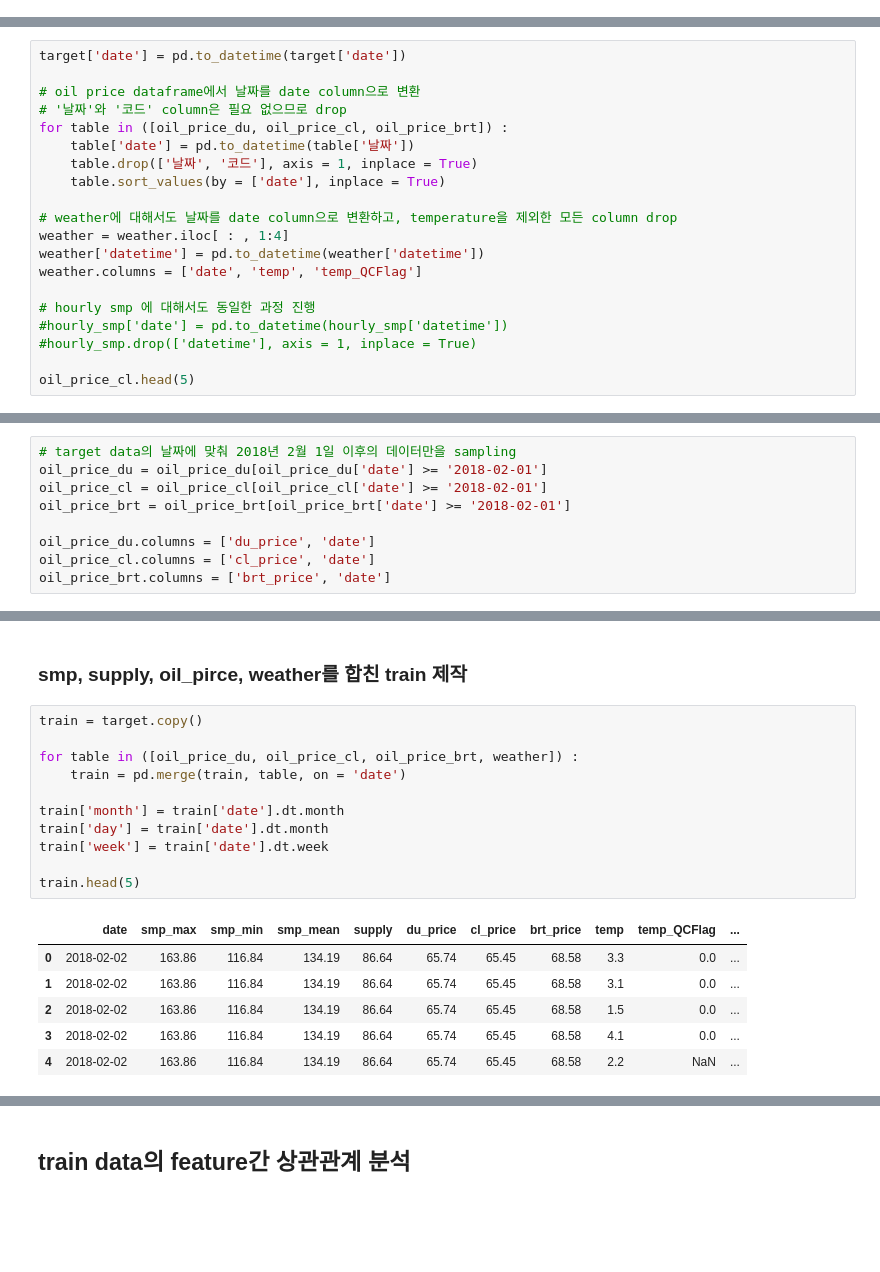
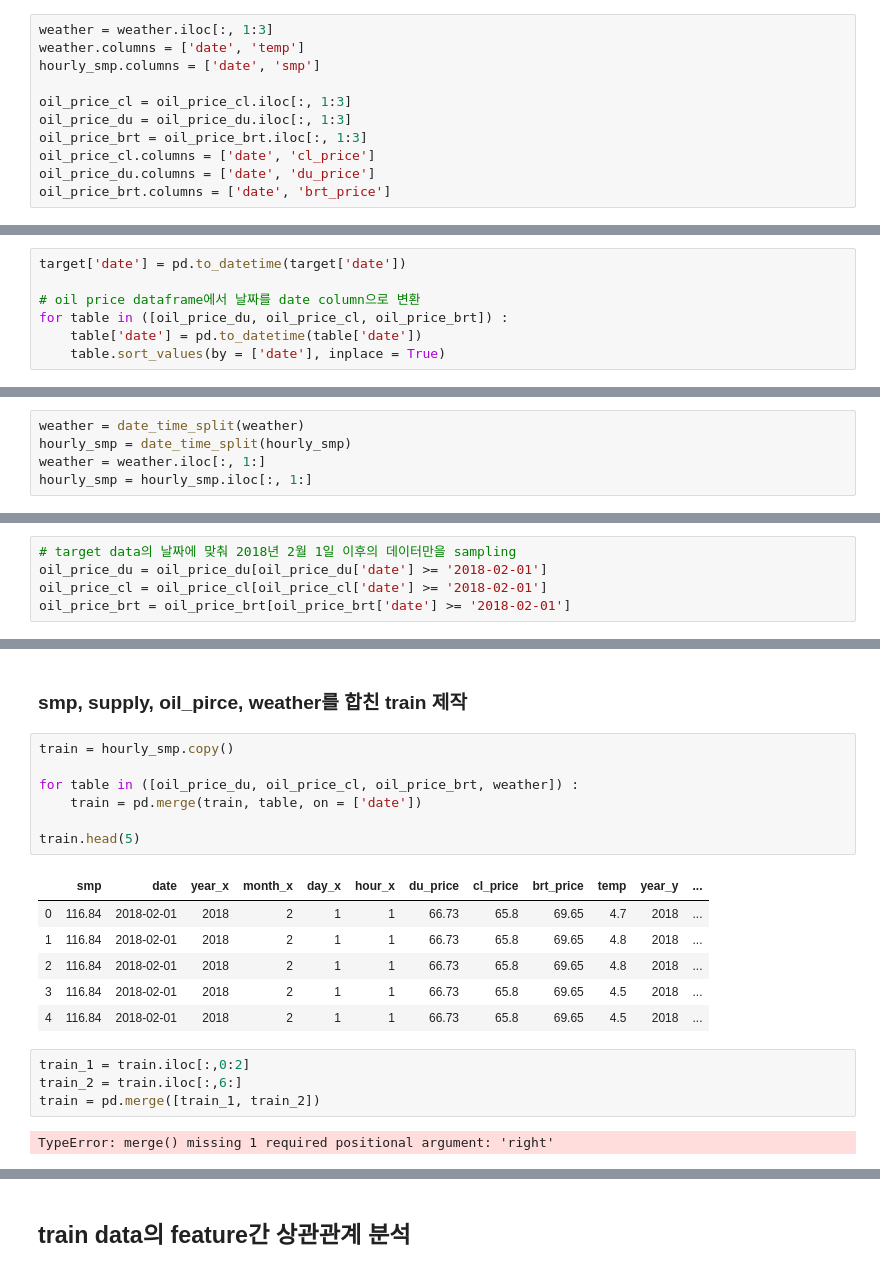
Before and after one commit to Kiminjo/electricity_usage_forecast, a Jupyter notebook: Dacon_main.ipynb, the cells around one changed output, grey strips where cells are left out. Cells and saved outputs as stored; diff of their text form; blank space fills up the shorter version.

```diff
--- a/Dacon_main.ipynb
+++ b/Dacon_main.ipynb
@@ -43,22 +78,20 @@ oil_price_brt = oil_price_brt_original.copy()
+# %%
+weather = weather.iloc[:, 1:3]
+weather.columns = ['date', 'temp']
+hourly_smp.columns = ['date', 'smp']
+
+oil_price_cl = oil_price_cl.iloc[:, 1:3]
+oil_price_du = oil_price_du.iloc[:, 1:3]
+oil_price_brt = oil_price_brt.iloc[:, 1:3]
+oil_price_cl.columns = ['date', 'cl_price']
+oil_price_du.columns = ['date', 'du_price']
+oil_price_brt.columns = ['date', 'brt_price']
 # %% [markdown]
 ### 각 table의 날짜 데이터를 date format으로 변환
 # %%
 target['date'] = pd.to_datetime(target['date'])
 
 # oil price dataframe에서 날짜를 date column으로 변환
-# '날짜'와 '코드' column은 필요 없으므로 drop
 for table in ([oil_price_du, oil_price_cl, oil_price_brt]) :
-    table['date'] = pd.to_datetime(table['날짜'])
-    table.drop(['날짜', '코드'], axis = 1, inplace = True)
+    table['date'] = pd.to_datetime(table['date'])
     table.sort_values(by = ['date'], inplace = True)
-
-# weather에 대해서도 날짜를 date column으로 변환하고, temperature을 제외한 모든 column drop
-weather = weather.iloc[ : , 1:4]
-weather['datetime'] = pd.to_datetime(weather['datetime'])
-weather.columns = ['date', 'temp', 'temp_QCFlag']
-
-# hourly smp 에 대해서도 동일한 과정 진행
-#hourly_smp['date'] = pd.to_datetime(hourly_smp['datetime'])
-#hourly_smp.drop(['datetime'], axis = 1, inplace = True)
-
-oil_price_cl.head(5)
@@ -72,3 +130,8 @@ oil_price_cl.head(5)
+# %%
+weather = date_time_split(weather)
+hourly_smp = date_time_split(hourly_smp)
+weather = weather.iloc[:, 1:]
+hourly_smp = hourly_smp.iloc[:, 1:]
 # %% [markdown]
 **2018년 2월 1일 이전의 데이터는 모두 drop**
 # %%
@@ -76,10 +139,6 @@ oil_price_cl.head(5)
 oil_price_du = oil_price_du[oil_price_du['date'] >= '2018-02-01']
 oil_price_cl = oil_price_cl[oil_price_cl['date'] >= '2018-02-01']
 oil_price_brt = oil_price_brt[oil_price_brt['date'] >= '2018-02-01']
-
-oil_price_du.columns = ['du_price', 'date']
-oil_price_cl.columns = ['cl_price', 'date']
-oil_price_brt.columns = ['brt_price', 'date']
 # %%
 fig, ax = plt.subplots(figsize = (25,10))
 
@@ -95,20 +153,22 @@ No handles with labels found to put in legend.
 # %% [markdown]
 ### smp, supply, oil_pirce, weather를 합친 train 제작
 # %%
-train = target.copy()
+train = hourly_smp.copy()
 
 for table in ([oil_price_du, oil_price_cl, oil_price_brt, weather]) :
-    train = pd.merge(train, table, on = 'date')
-
-train['month'] = train['date'].dt.month
-train['day'] = train['date'].dt.month
-train['week'] = train['date'].dt.week
+    train = pd.merge(train, table, on = ['date'])
 
 train.head(5)
 # %% [output]
-|  | date | smp_max | smp_min | smp_mean | supply | du_price | cl_price | brt_price | temp | temp_QCFlag | ... |
-| 0 | 2018-02-02 | 163.86 | 116.84 | 134.19 | 86.64 | 65.74 | 65.45 | 68.58 | 3.3 | 0.0 | ... |
-| 1 | 2018-02-02 | 163.86 | 116.84 | 134.19 | 86.64 | 65.74 | 65.45 | 68.58 | 3.1 | 0.0 | ... |
-| 2 | 2018-02-02 | 163.86 | 116.84 | 134.19 | 86.64 | 65.74 | 65.45 | 68.58 | 1.5 | 0.0 | ... |
-| 3 | 2018-02-02 | 163.86 | 116.84 | 134.19 | 86.64 | 65.74 | 65.45 | 68.58 | 4.1 | 0.0 | ... |
-| 4 | 2018-02-02 | 163.86 | 116.84 | 134.19 | 86.64 | 65.74 | 65.45 | 68.58 | 2.2 | NaN | ... |
+|  | smp | date | year_x | month_x | day_x | hour_x | du_price | cl_price | brt_price | temp | year_y | ... |
+| 0 | 116.84 | 2018-02-01 | 2018 | 2 | 1 | 1 | 66.73 | 65.8 | 69.65 | 4.7 | 2018 | ... |
+| 1 | 116.84 | 2018-02-01 | 2018 | 2 | 1 | 1 | 66.73 | 65.8 | 69.65 | 4.8 | 2018 | ... |
+| 2 | 116.84 | 2018-02-01 | 2018 | 2 | 1 | 1 | 66.73 | 65.8 | 69.65 | 4.8 | 2018 | ... |
+| 3 | 116.84 | 2018-02-01 | 2018 | 2 | 1 | 1 | 66.73 | 65.8 | 69.65 | 4.5 | 2018 | ... |
+| 4 | 116.84 | 2018-02-01 | 2018 | 2 | 1 | 1 | 66.73 | 65.8 | 69.65 | 4.5 | 2018 | ... |
+# %%
+train_1 = train.iloc[:,0:2]
+train_2 = train.iloc[:,6:]
+train = pd.merge([train_1, train_2])
+# %% [output]
+TypeError: merge() missing 1 required positional argument: 'right'
```
Also changed, not shown: parts of 17 cells of this notebook, 1 other file.
